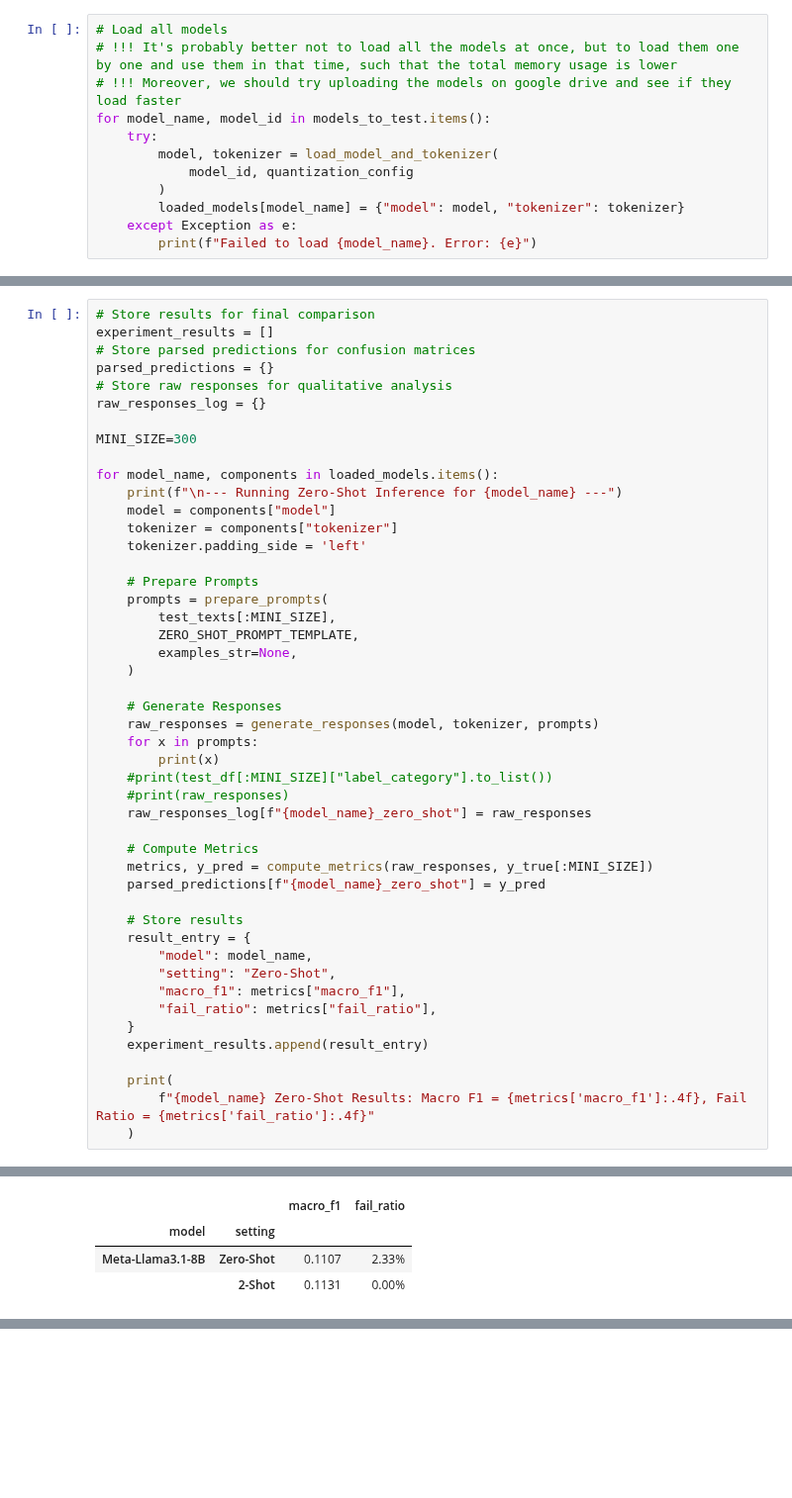
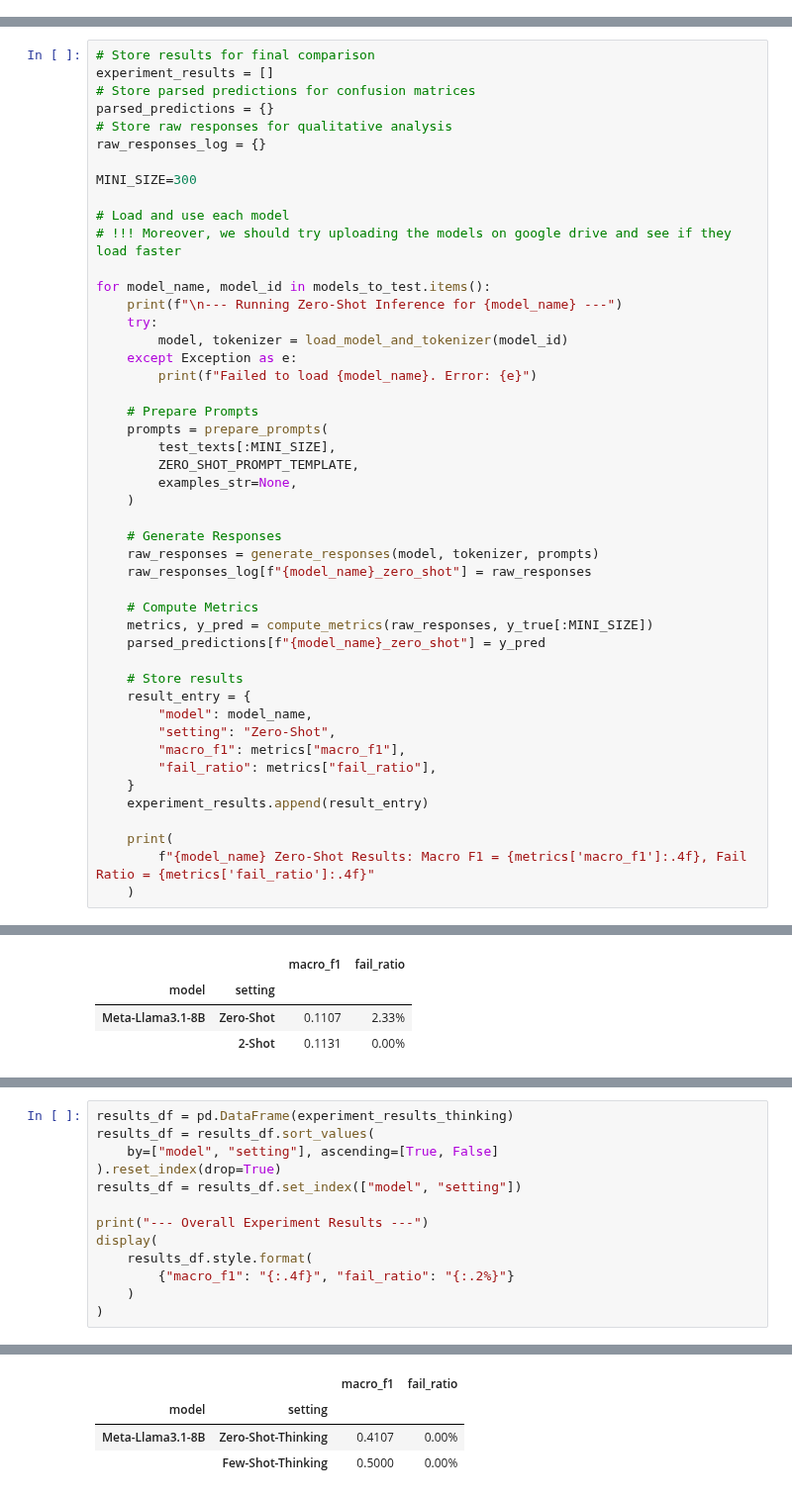
Before and after one commit to LuGorr/Sexist-Tweet-Detection, a Jupyter notebook: A2/Assignment_2.ipynb, the cells around one changed output, grey strips where cells are left out. Shown at 99% size. Saved outputs shown, nothing was run; the diff lists cells and outputs as text; blank space fills up the shorter version.

Commit message:
Assignment 2: Reimplementation of zero-shot and few-shot thinking methods + bugfix on demonstrations choices

```diff
--- a/A2/Assignment_2.ipynb
+++ b/A2/Assignment_2.ipynb
@@ -183,15 +183,3 @@ def load_model_and_tokenizer(model_id, config):
     )
     print(f"Successfully loaded {model_id}")
     return model, tokenizer
-# %%
-# Load all models
-# !!! It's probably better not to load all the models at once, but to load them one by one and use them in that time, such that the total memory usage is lower
-# !!! Moreover, we should try uploading the models on google drive and see if they load faster
-for model_name, model_id in models_to_test.items():
-    try:
-        model, tokenizer = load_model_and_tokenizer(
-            model_id, quantization_config
-        )
-        loaded_models[model_name] = {"model": model, "tokenizer": tokenizer}
-    except Exception as e:
-        print(f"Failed to load {model_name}. Error: {e}")
@@ -500,11 +458,15 @@ raw_responses_log = {}
 
 MINI_SIZE=300
 
-for model_name, components in loaded_models.items():
+# Load and use each model
+# !!! Moreover, we should try uploading the models on google drive and see if they load faster
+
+for model_name, model_id in models_to_test.items():
     print(f"\n--- Running Zero-Shot Inference for {model_name} ---")
-    model = components["model"]
-    tokenizer = components["tokenizer"]
-    tokenizer.padding_side = 'left'
+    try:
+        model, tokenizer = load_model_and_tokenizer(model_id)
+    except Exception as e:
+        print(f"Failed to load {model_name}. Error: {e}")
 
     # Prepare Prompts
     prompts = prepare_prompts(
@@ -515,10 +477,6 @@ for model_name, components in loaded_models.items():
 
     # Generate Responses
     raw_responses = generate_responses(model, tokenizer, prompts)
-    for x in prompts:
-        print(x)
-    #print(test_df[:MINI_SIZE]["label_category"].to_list())
-    #print(raw_responses)
     raw_responses_log[f"{model_name}_zero_shot"] = raw_responses
 
     # Compute Metrics
@@ -733,0 +895,14 @@ display(
+# %%
+results_df = pd.DataFrame(experiment_results_thinking)
+results_df = results_df.sort_values(
+    by=["model", "setting"], ascending=[True, False]
+).reset_index(drop=True)
+results_df = results_df.set_index(["model", "setting"])
+
+print("--- Overall Experiment Results ---")
+display(
+    results_df.style.format(
+        {"macro_f1": "{:.4f}", "fail_ratio": "{:.2%}"}
+    )
+)
+# %% [output]
@@ -733,0 +910,4 @@ display(
+|  |  | macro_f1 | fail_ratio |
+| model | setting |  |  |
+| Meta-Llama3.1-8B | Zero-Shot-Thinking | 0.4107 | 0.00% |
+|  | Few-Shot-Thinking | 0.5000 | 0.00% |
```
Also changed, not shown: parts of 14 cells of this notebook.
